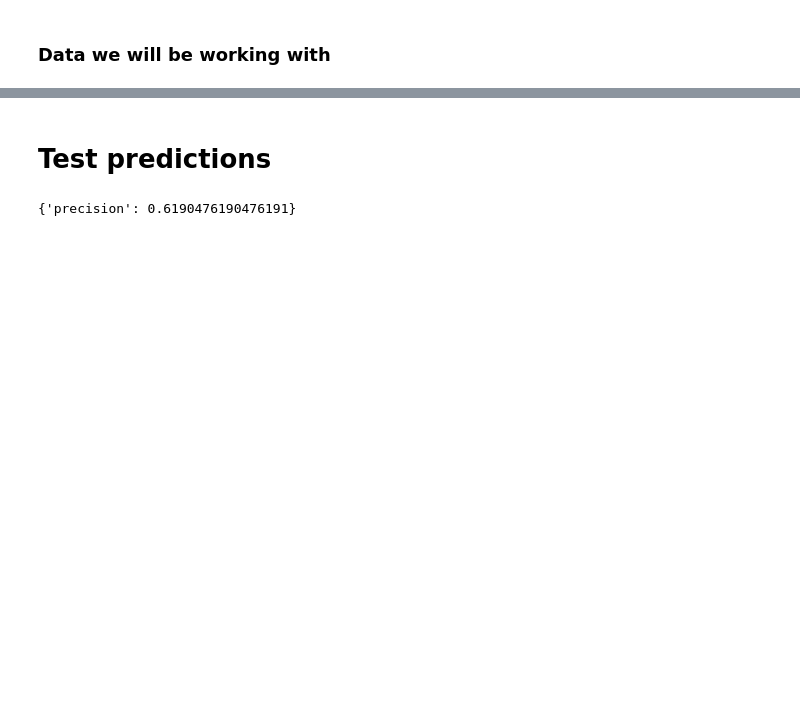
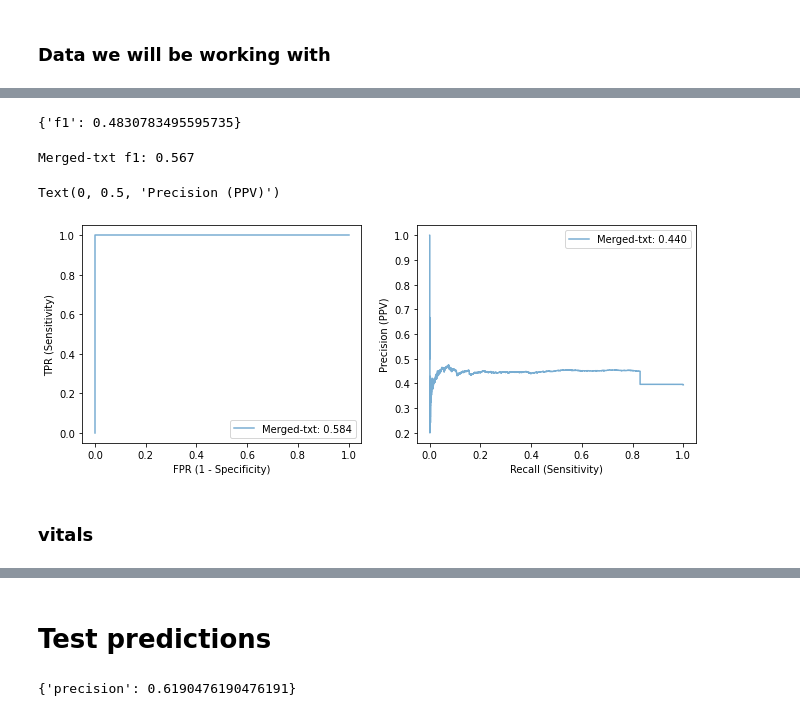
Before and after one commit to Simonlee711/MEME, a Jupyter notebook: finetune.ipynb, the cells around one changed output, grey strips where cells are left out. Cells and saved outputs as stored; diff of their text form; code cells hidden in the pictures; blank space fills up the shorter version.

```diff
--- a/finetune.ipynb
+++ b/finetune.ipynb
@@ -488,0 +706,65 @@ metric = load_metric("f1")
+# %%
+probs_list = []
+label_list = []
+logits_list = []
+
+test_dataloader = DataLoader(
+    medrecon_dataset_cc['test'], batch_size = 4, collate_fn = data_collator
+)
+
+
+metric = load_metric("f1", "precision")
+
+for i, batch in enumerate(test_dataloader):
+    batch = { k: v.to(device) for k, v in batch.items() }
+    with torch.no_grad(): # a context manager that disables gradient calculation during model inference
+        outputs = model_task_specific(**batch)
+
+    logits = outputs.logits # calculates the probabilities between the labels
+    probs_list.append(torch.sigmoid(logits[:, 1]).cpu().detach().numpy())
+    logits_list.append(logits[:, 1].cpu().detach().numpy())
+    label_list.append(batch['labels'].cpu().detach().numpy())
+    predictions = torch.argmax(logits, dim = -1 ) # takes the label closest to 1
+    metric.add_batch(predictions = predictions, references = batch['labels'] )
+    # print("New Batch")
+    # print(predictions)
+    # print(batch['labels'])
+
+print(metric.compute())
+# %% [output]
+{'f1': 0.4830783495595735}
+# %%
+from sklearn.metrics import roc_auc_score, average_precision_score
+yt = np.hstack(label_list)
+yl = np.hstack(logits_list)
+yp = np.hstack(probs_list)
+
+result_df = pd.DataFrame({"y_true": yt, "y_prob": yp, "y_raw": yl})
+result_df.to_csv('Finetune-medrecon.csv')
+
+f, axarr = plt.subplots(1, 2, figsize=(11, 4))
+
+model_name = "Merged-txt"
+fpr, tpr, _ = roc_curve(yt, yt)
+precisions, recalls, _ = precision_recall_curve(yt, yp)
+auroc = roc_auc_score(yt, yp)
+auprc = average_precision_score(yt, yp)
+preds = (yp >= 0.5).astype(int)
+f1 = f1_score(yt, preds)
+print(f"{model_name} f1: {f1:.3f}")
+axarr[0].plot(fpr, tpr, alpha=0.6, label=f'{model_name}: {auroc:.3f}')
+axarr[1].step(recalls, precisions, where='post', alpha=0.6, label=f'{model_name}: {auprc:.3f}')
+
+
+axarr[0].legend()
+axarr[0].set_xlabel('FPR (1 - Specificity)')
+axarr[0].set_ylabel('TPR (Sensitivity)')
+axarr[1].legend()
+axarr[1].set_xlabel('Recall (Sensitivity)')
+axarr[1].set_ylabel('Precision (PPV)')
+# %% [output]
+Merged-txt f1: 0.567
+Text(0, 0.5, 'Precision (PPV)')
+[figure, added]
+# %% [markdown]
+### vitals
```
Also changed, not shown: parts of 50 cells of this notebook.
